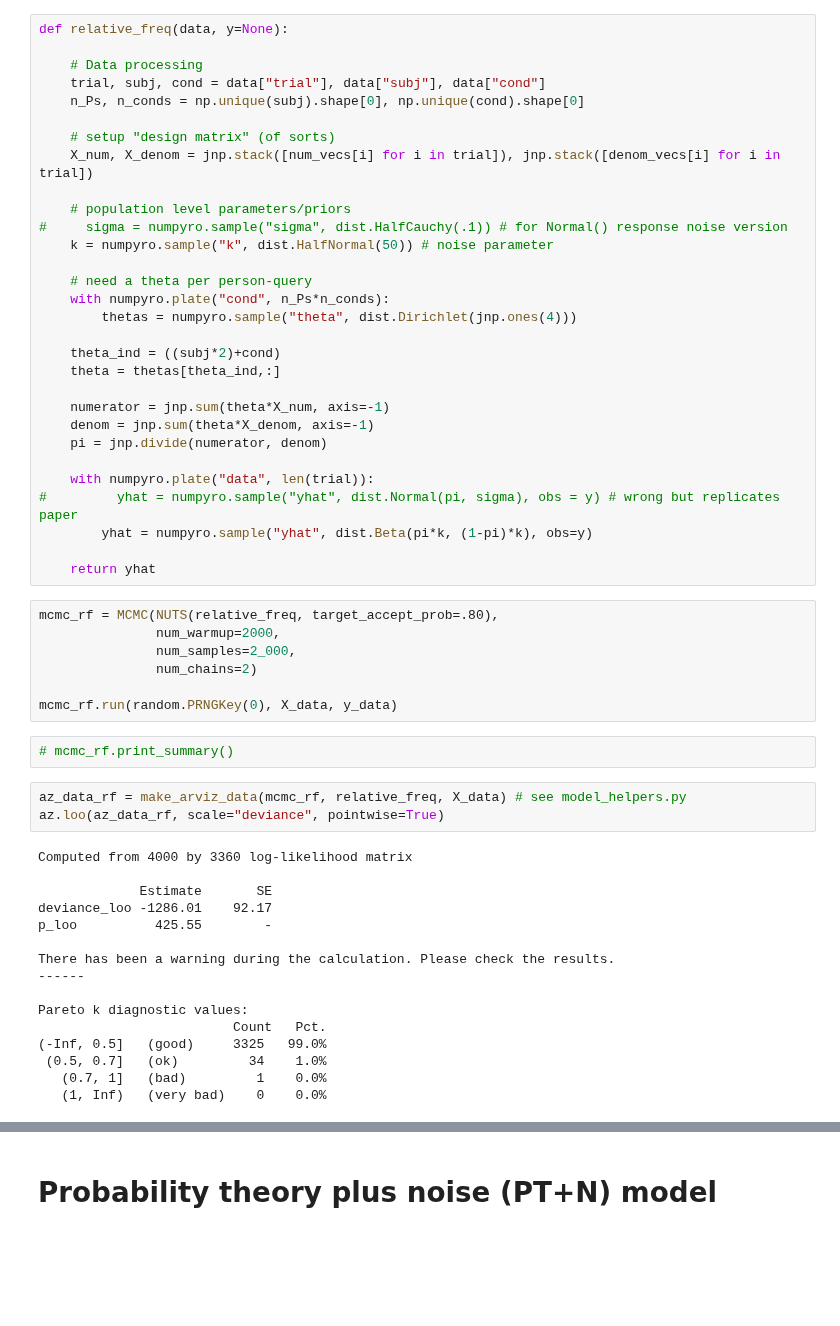
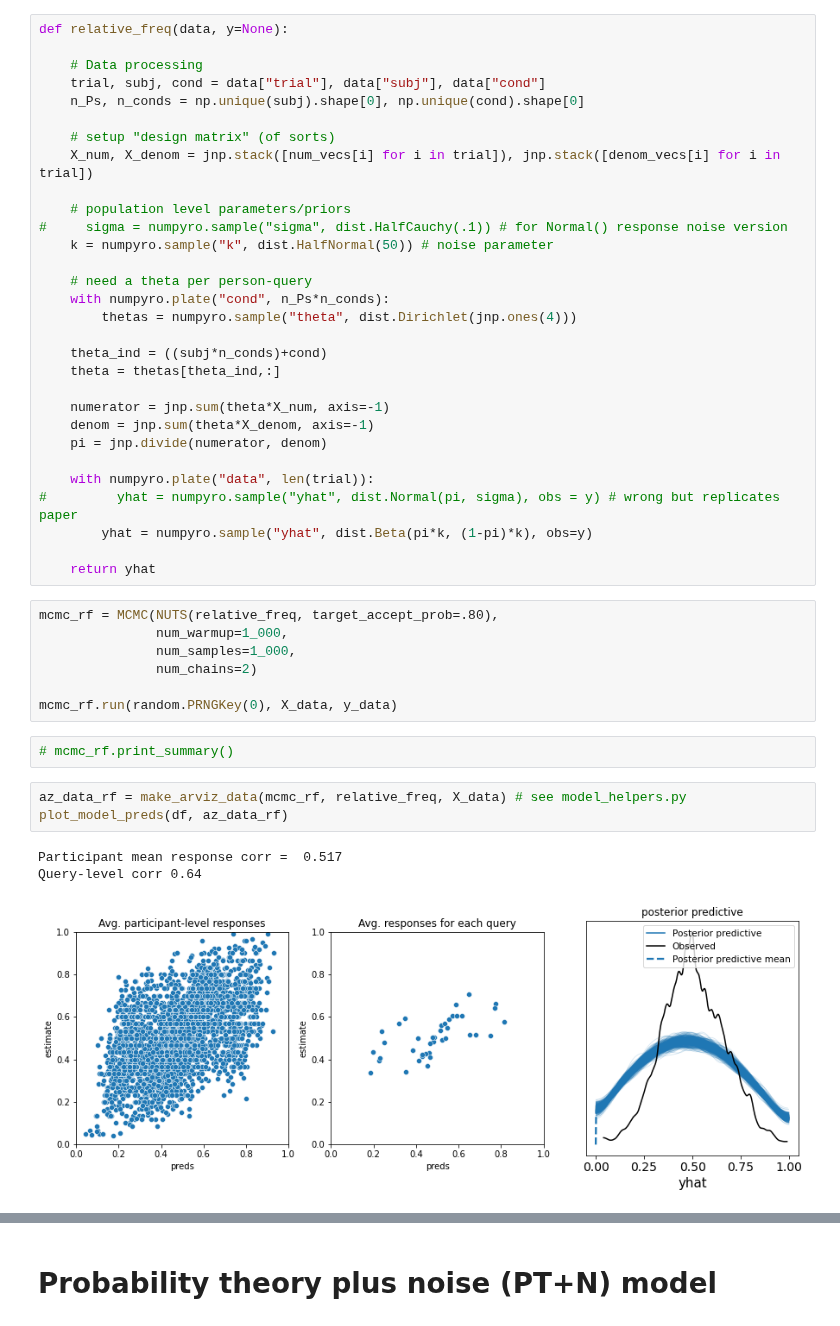
Before and after one commit to derekpowell/bayesian-sampler, a Jupyter notebook: bsampler-numpyro-exp2.ipynb, the cells around one changed output, grey strips where cells are left out. Cells and saved outputs as stored; diff of their text form; blank space fills up the shorter version.

```diff
--- a/bsampler-numpyro-exp2.ipynb
+++ b/bsampler-numpyro-exp2.ipynb
@@ -155,7 +120,7 @@ def relative_freq(data, y=None):
     with numpyro.plate("cond", n_Ps*n_conds):
         thetas = numpyro.sample("theta", dist.Dirichlet(jnp.ones(4)))
 
-    theta_ind = ((subj*2)+cond)
+    theta_ind = ((subj*n_conds)+cond)
     theta = thetas[theta_ind,:]
 
     numerator = jnp.sum(theta*X_num, axis=-1)
@@ -169,8 +134,8 @@ def relative_freq(data, y=None):
     return yhat
 # %%
 mcmc_rf = MCMC(NUTS(relative_freq, target_accept_prob=.80),
-               num_warmup=2000,
-               num_samples=2_000,
+               num_warmup=1_000,
+               num_samples=1_000,
                num_chains=2)
 
 mcmc_rf.run(random.PRNGKey(0), X_data, y_data)
@@ -178,20 +143,8 @@ mcmc_rf.run(random.PRNGKey(0), X_data, y_data)
 # mcmc_rf.print_summary()
 # %%
 az_data_rf = make_arviz_data(mcmc_rf, relative_freq, X_data) # see model_helpers.py
-az.loo(az_data_rf, scale="deviance", pointwise=True)
+plot_model_preds(df, az_data_rf)
 # %% [output]
-Computed from 4000 by 3360 log-likelihood matrix
-
-             Estimate       SE
-deviance_loo -1286.01    92.17
-p_loo          425.55        -
-
-There has been a warning during the calculation. Please check the results.
-------
-
-Pareto k diagnostic values:
-                         Count   Pct.
-(-Inf, 0.5]   (good)     3325   99.0%
- (0.5, 0.7]   (ok)         34    1.0%
-   (0.7, 1]   (bad)         1    0.0%
-   (1, Inf)   (very bad)    0    0.0%
+Participant mean response corr =  0.517
+Query-level corr 0.64
+[figure, added]
```
Also changed, not shown: parts of 38 cells of this notebook, 5 other files.
